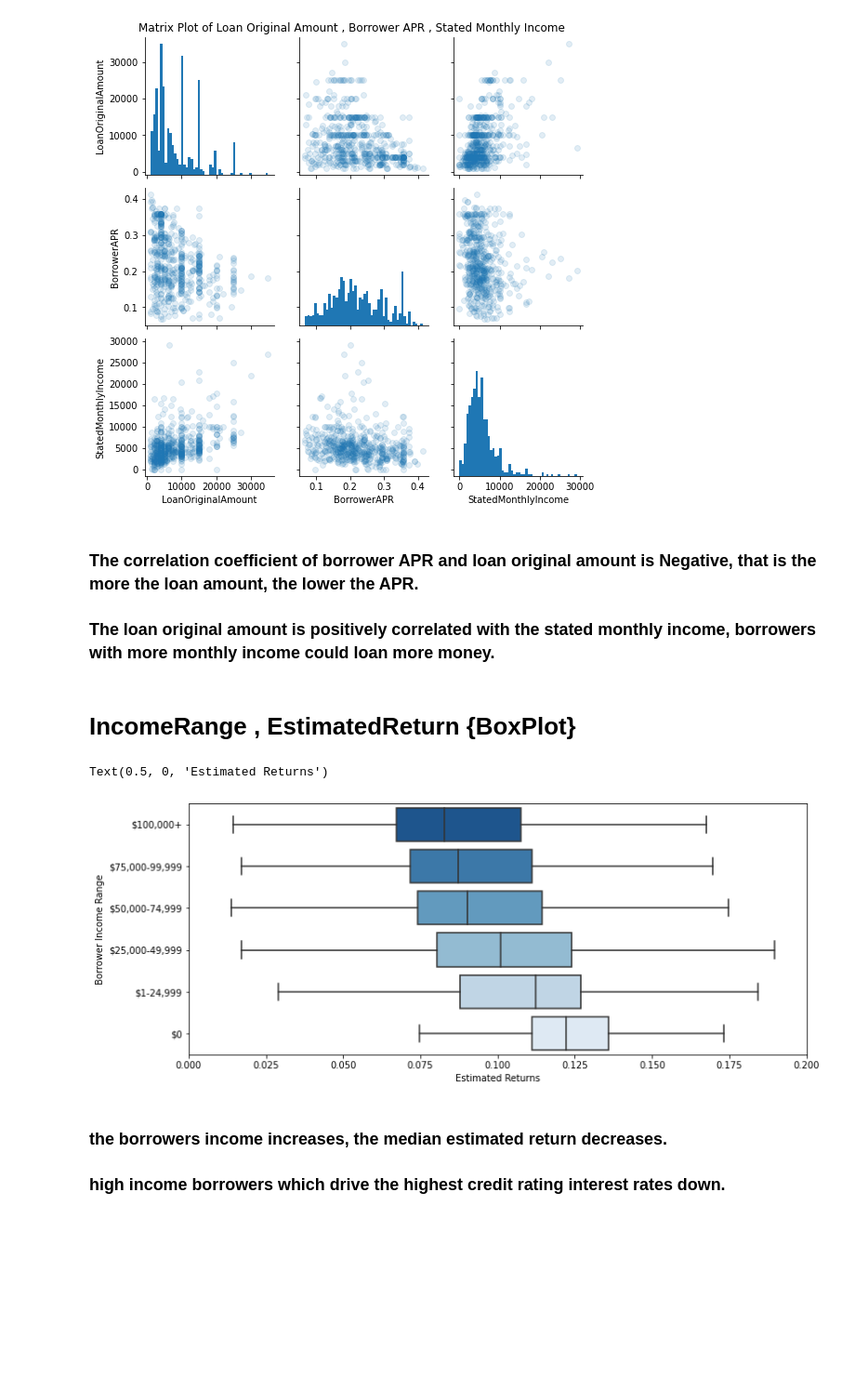
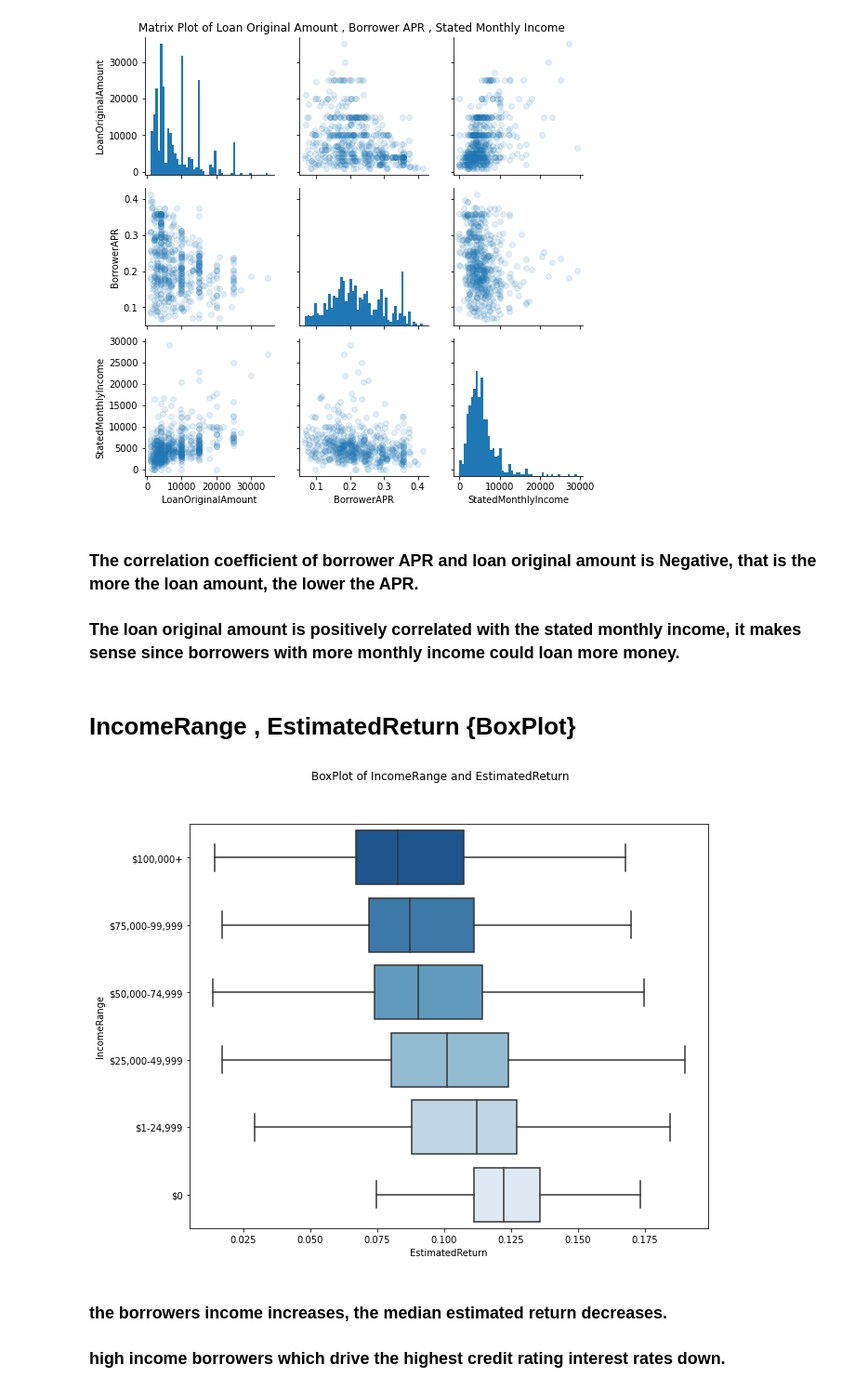
Before and after one commit to Mohamed-Salem-Ali/Data-Visualization-Prosper-Loan, a Jupyter notebook: SlideShow.ipynb, the cells around one changed output. Shown: that part at 93% size. Saved outputs shown, nothing was run; the diff lists cells and outputs as text; code cells hidden in the pictures; blank space fills up the shorter version.

```diff
--- a/SlideShow.ipynb
+++ b/SlideShow.ipynb
@@ -462,0 +486,6 @@ plt.title('Distribution of Borrower Debt to Income Ratio');
+# %%
+def BoxPlot(Data,figSize,X,Y,Title):
+    plt.figure(figsize = figSize)
+    base_color = sb.color_palette()[0]
+    sb.boxplot(data = Data, y = Y, x = X, palette = "Blues_r", showfliers = False)
+    plt.suptitle(Title)
@@ -514,19 +545,13 @@ g.fig.subplots_adjust(top = .95);
 [figure]
 # %% [markdown]
 ### The correlation coefficient of borrower APR and loan original amount is Negative, that is the more the loan amount, the lower the APR.
-### The loan original amount is positively correlated with the stated monthly income, borrowers with more monthly income could loan more money.
+### The loan original amount is positively correlated with the stated monthly income, it makes sense since borrowers with more monthly income could loan more money.
 # %% [markdown]
 # IncomeRange , EstimatedReturn {BoxPlot}
 # %%
-plt.figure(figsize = [12, 5])
-base_color = sb.color_palette()[0]
-sb.boxplot(data = df, y = 'IncomeRange', x = 'EstimatedReturn', palette = "Blues_r", showfliers = False)
-plt.xlim(0,.2)
-plt.ylabel('Borrower Income Range')
-plt.xlabel('Estimated Returns')
+BoxPlot(df,[10,8],'EstimatedReturn','IncomeRange','BoxPlot of IncomeRange and EstimatedReturn')
 # %% [output]
-Text(0.5, 0, 'Estimated Returns')
-[figure, old version]
+[figure, new version]
 # %% [markdown]
 ### the borrowers income increases, the median estimated return decreases.
  ### high income borrowers which drive the highest credit rating interest rates down.
```
Also changed, not shown: parts of 22 cells of this notebook.
